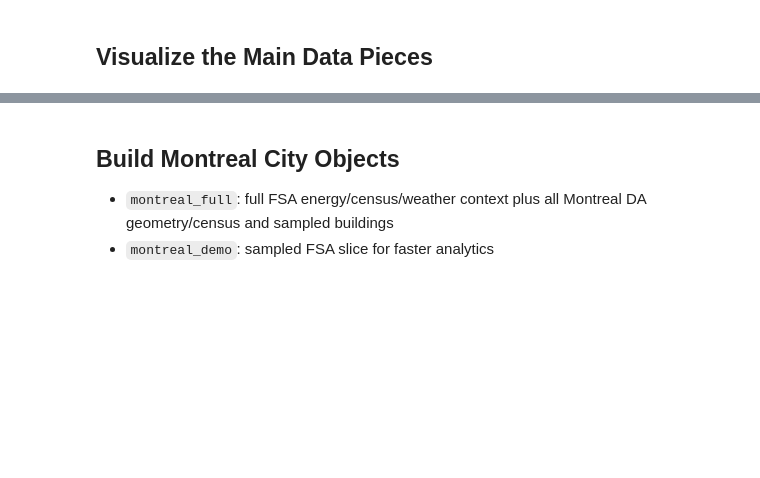
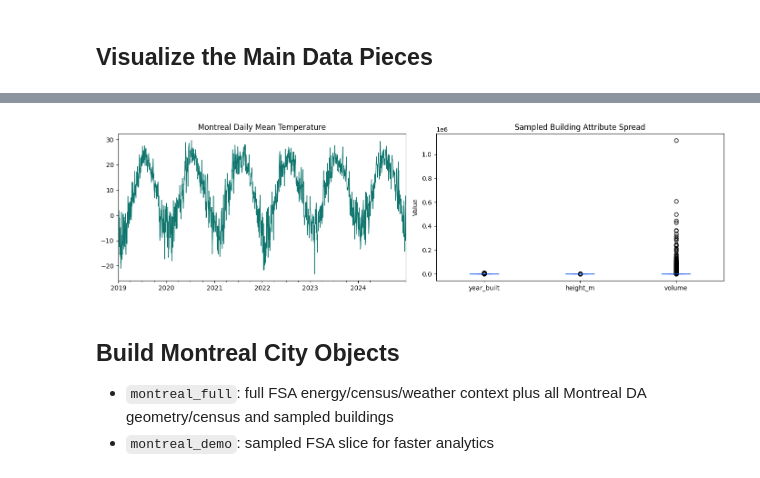
Before and after one commit to MasoodShamsaiee/urban-energy-core, a Jupyter notebook: notebooks/montreal_city_walkthrough.ipynb, the cells around one changed output, grey strips where cells are left out. Cells and saved outputs as stored; diff of their text form; code cells hidden in the pictures; blank space fills up the shorter version.

```diff
--- a/notebooks/montreal_city_walkthrough.ipynb
+++ b/notebooks/montreal_city_walkthrough.ipynb
@@ -155,17 +220,19 @@ plot_spatial_samples_with_basemap(
 # %%
 fig, axes = plt.subplots(1, 2, figsize=(14, 4))
 
-weather_df.assign(date_time_local=pd.to_datetime(weather_df["date_time_local"])) \
-    .set_index("date_time_local")["temperature"] \
-    .resample("D").mean() \
-    .plot(ax=axes[0], color="#0f766e", linewidth=1)
+weather_df.assign(date_time_local=pd.to_datetime(weather_df["date_time_local"]))     .set_index("date_time_local")["temperature"]     .resample("D").mean()     .plot(ax=axes[0], color="#0f766e", linewidth=1)
 axes[0].set_title("Montreal Daily Mean Temperature")
 axes[0].set_xlabel("")
 
-sampled_building_df[["year_built", "height_m", "volume"]].apply(pd.to_numeric, errors="coerce").hist(ax=axes[1], bins=20)
-axes[1].set_title("Sampled Building Attribute Distributions")
+metric_cols = ["year_built", "height_m", "volume"]
+metric_df = sampled_building_df[metric_cols].apply(pd.to_numeric, errors="coerce")
+metric_df.plot(kind="box", ax=axes[1], color="#2563eb")
+axes[1].set_title("Sampled Building Attribute Spread")
+axes[1].set_ylabel("Value")
 
 plt.tight_layout()
+# %% [output]
+[figure, added]
 # %% [markdown]
 ## Build Montreal City Objects
 
```
Also changed, not shown: parts of 12 cells of this notebook, 13 other files.
